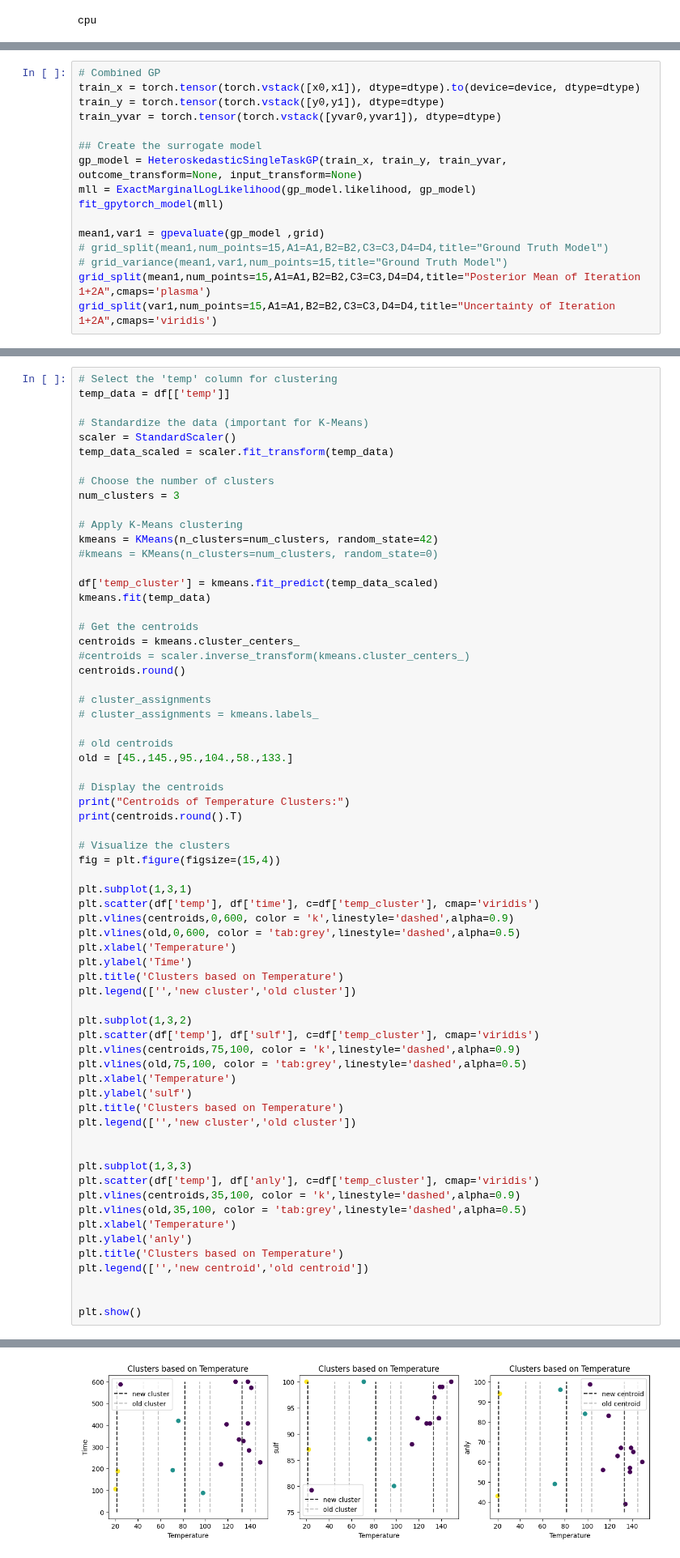
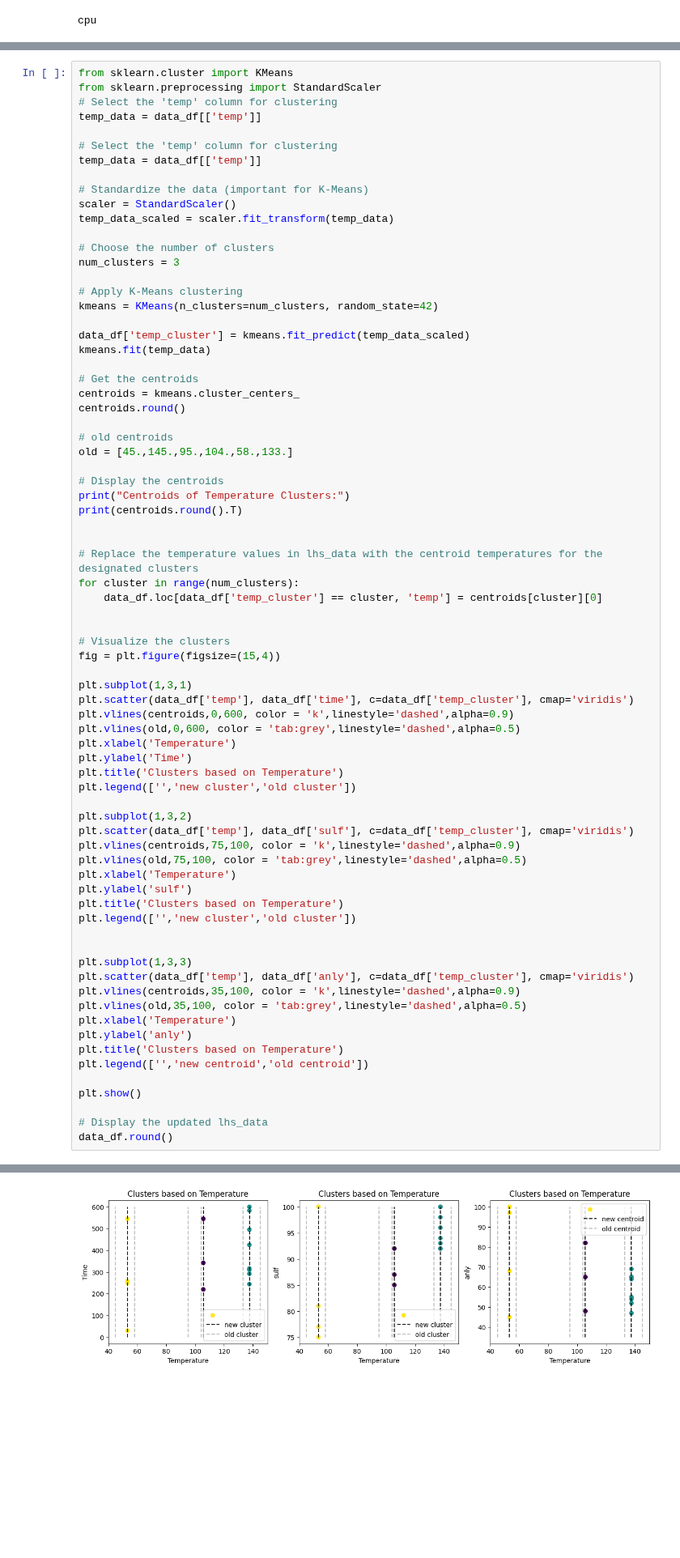
Before and after one commit to uwsunlab/BO-RFB, a Jupyter notebook: Round3/ModelA/ModelA_R3.ipynb, the cells around one changed output, grey strips where cells are left out. Shown at 81% size. Cells and saved outputs as stored; diff of their text form; blank space fills up the shorter version.

```diff
--- a/Round3/ModelA/ModelA_R3.ipynb
+++ b/Round3/ModelA/ModelA_R3.ipynb
@@ -225,16 +168,0 @@ grid_split(var0,num_points=15,A1=A1,B2=B2,C3=C3,D4=D4,title="Uncertainty of Iter
-# %%
-# Combined GP
-train_x = torch.tensor(torch.vstack([x0,x1]), dtype=dtype).to(device=device, dtype=dtype)
-train_y = torch.tensor(torch.vstack([y0,y1]), dtype=dtype)
-train_yvar = torch.tensor(torch.vstack([yvar0,yvar1]), dtype=dtype)
-
-## Create the surrogate model
-gp_model = HeteroskedasticSingleTaskGP(train_x, train_y, train_yvar, outcome_transform=None, input_transform=None)
-mll = ExactMarginalLogLikelihood(gp_model.likelihood, gp_model)
-fit_gpytorch_model(mll)
-
-mean1,var1 = gpevaluate(gp_model ,grid)
-# grid_split(mean1,num_points=15,A1=A1,B2=B2,C3=C3,D4=D4,title="Ground Truth Model")
-# grid_variance(mean1,var1,num_points=15,title="Ground Truth Model")
-grid_split(mean1,num_points=15,A1=A1,B2=B2,C3=C3,D4=D4,title="Posterior Mean of Iteration 1+2A",cmaps='plasma')
-grid_split(var1,num_points=15,A1=A1,B2=B2,C3=C3,D4=D4,title="Uncertainty of Iteration 1+2A",cmaps='viridis')
@@ -329,6 +217,11 @@ df
 # %%
+from sklearn.cluster import KMeans
+from sklearn.preprocessing import StandardScaler
 # Select the 'temp' column for clustering
-temp_data = df[['temp']]
+temp_data = data_df[['temp']]
+
+# Select the 'temp' column for clustering
+temp_data = data_df[['temp']]
 
 # Standardize the data (important for K-Means)
 scaler = StandardScaler()
@@ -339,18 +232,13 @@ num_clusters = 3
 
 # Apply K-Means clustering
 kmeans = KMeans(n_clusters=num_clusters, random_state=42)
-#kmeans = KMeans(n_clusters=num_clusters, random_state=0)
 
-df['temp_cluster'] = kmeans.fit_predict(temp_data_scaled)
+data_df['temp_cluster'] = kmeans.fit_predict(temp_data_scaled)
 kmeans.fit(temp_data)
 
 # Get the centroids
 centroids = kmeans.cluster_centers_
-#centroids = scaler.inverse_transform(kmeans.cluster_centers_)
 centroids.round()
-
-# cluster_assignments
-# cluster_assignments = kmeans.labels_
 
 # old centroids
 old = [45.,145.,95.,104.,58.,133.]
@@ -359,11 +247,17 @@ old = [45.,145.,95.,104.,58.,133.]
 print("Centroids of Temperature Clusters:")
 print(centroids.round().T)
 
+
+# Replace the temperature values in lhs_data with the centroid temperatures for the designated clusters
+for cluster in range(num_clusters):
+    data_df.loc[data_df['temp_cluster'] == cluster, 'temp'] = centroids[cluster][0]
+
+
 # Visualize the clusters
 fig = plt.figure(figsize=(15,4))
 
 plt.subplot(1,3,1)
-plt.scatter(df['temp'], df['time'], c=df['temp_cluster'], cmap='viridis')
+plt.scatter(data_df['temp'], data_df['time'], c=data_df['temp_cluster'], cmap='viridis')
 plt.vlines(centroids,0,600, color = 'k',linestyle='dashed',alpha=0.9)
 plt.vlines(old,0,600, color = 'tab:grey',linestyle='dashed',alpha=0.5)
 plt.xlabel('Temperature')
@@ -372,7 +266,7 @@ plt.title('Clusters based on Temperature')
 plt.legend(['','new cluster','old cluster'])
 
 plt.subplot(1,3,2)
-plt.scatter(df['temp'], df['sulf'], c=df['temp_cluster'], cmap='viridis')
+plt.scatter(data_df['temp'], data_df['sulf'], c=data_df['temp_cluster'], cmap='viridis')
 plt.vlines(centroids,75,100, color = 'k',linestyle='dashed',alpha=0.9)
 plt.vlines(old,75,100, color = 'tab:grey',linestyle='dashed',alpha=0.5)
 plt.xlabel('Temperature')
@@ -382,7 +276,7 @@ plt.legend(['','new cluster','old cluster'])
 
 
 plt.subplot(1,3,3)
-plt.scatter(df['temp'], df['anly'], c=df['temp_cluster'], cmap='viridis')
+plt.scatter(data_df['temp'], data_df['anly'], c=data_df['temp_cluster'], cmap='viridis')
 plt.vlines(centroids,35,100, color = 'k',linestyle='dashed',alpha=0.9)
 plt.vlines(old,35,100, color = 'tab:grey',linestyle='dashed',alpha=0.5)
 plt.xlabel('Temperature')
@@ -390,7 +284,9 @@ plt.ylabel('anly')
 plt.title('Clusters based on Temperature')
 plt.legend(['','new centroid','old centroid'])
 
+plt.show()
 
-plt.show()
+# Display the updated lhs_data
+data_df.round()
 # %% [output]
 Centroids of Temperature Clusters:
@@ -398 +294 @@ Centroids of Temperature Clusters:
-[figure, old version]
+[figure, new version]
```
Also changed, not shown: parts of 31 cells of this notebook, 4 other files.
